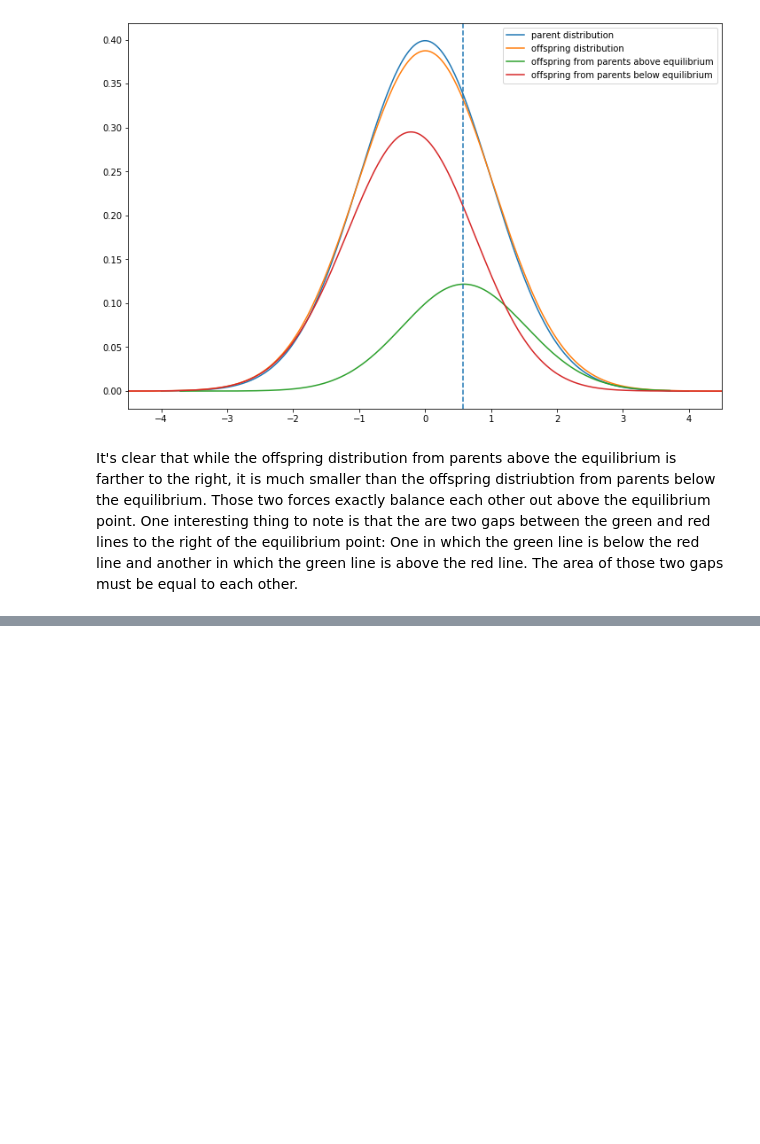
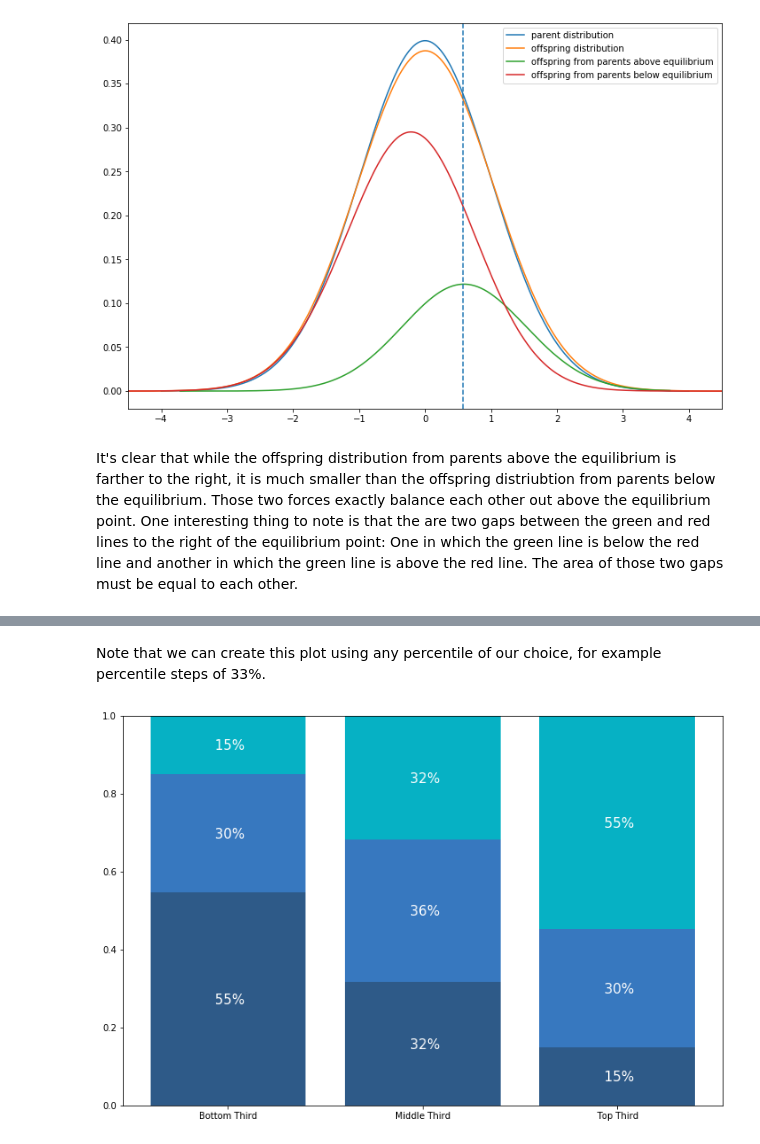
Before and after one commit to jessebmurray/polygenic, a Jupyter notebook: tree_project_explainer.ipynb, the cells around one changed output, grey strips where cells are left out. Cells and saved outputs as stored; diff of their text form; code cells hidden in the pictures; blank space fills up the shorter version.

```diff
--- a/tree_project_explainer.ipynb
+++ b/tree_project_explainer.ipynb
@@ -319,0 +364,10 @@ It's clear that while the offspring distribution from parents above the equilibr
+# %% [markdown]
+Note that we can create this plot using any percentile of our choice, for example percentile steps of 33%.
+# %%
+percent_step_three = 0.3333
+step_three_labels = ['Bottom Third', 'Middle Third', 'Top Third']
+step_percentile_3 = tree.step_proportion_destined_percentile(parent_distribution_large, r, r_s, percent_step_three)
+plt.figure(figsize=fig_size)
+tree.bar_graph_step(step_percentile_3, step_labels=step_three_labels)
+# %% [output]
+[figure, added]
```
Also changed, not shown: parts of 11 cells of this notebook.
